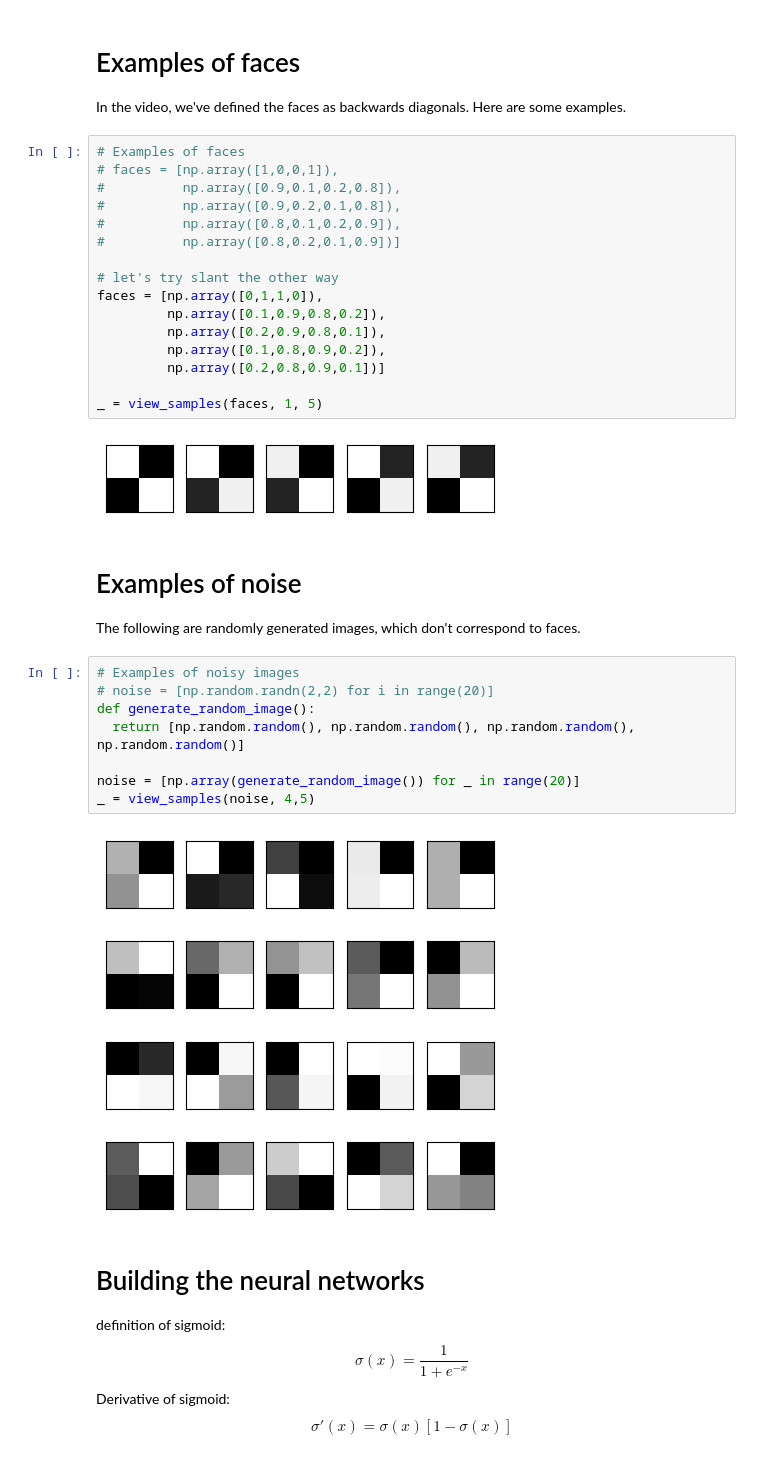
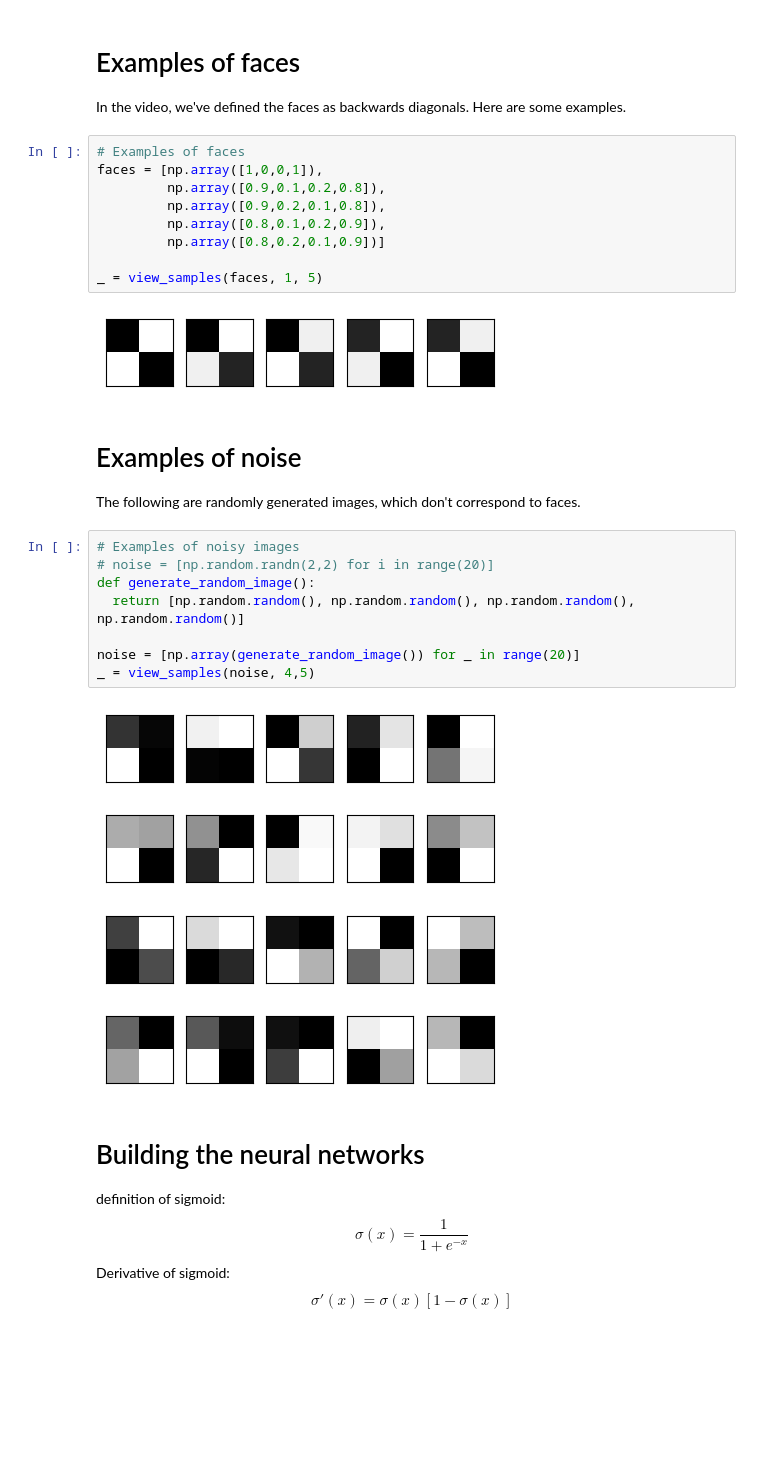
Before and after one commit to romenlaw/gan, a Jupyter notebook: GANs_in_Slanted_Land.ipynb, the cells around one changed output. Saved outputs shown, nothing was run; the diff lists cells and outputs as text; blank space fills up the shorter version.

```diff
--- a/GANs_in_Slanted_Land.ipynb
+++ b/GANs_in_Slanted_Land.ipynb
@@ -49,22 +49,15 @@ def view_samples(samples, m, n):
 In the video, we've defined the faces as backwards diagonals. Here are some examples.
 # %%
 # Examples of faces
-# faces = [np.array([1,0,0,1]),
-#          np.array([0.9,0.1,0.2,0.8]),
-#          np.array([0.9,0.2,0.1,0.8]),
-#          np.array([0.8,0.1,0.2,0.9]),
-#          np.array([0.8,0.2,0.1,0.9])]
-
-# let's try slant the other way
-faces = [np.array([0,1,1,0]),
-         np.array([0.1,0.9,0.8,0.2]),
-         np.array([0.2,0.9,0.8,0.1]),
-         np.array([0.1,0.8,0.9,0.2]),
-         np.array([0.2,0.8,0.9,0.1])]
+faces = [np.array([1,0,0,1]),
+         np.array([0.9,0.1,0.2,0.8]),
+         np.array([0.9,0.2,0.1,0.8]),
+         np.array([0.8,0.1,0.2,0.9]),
+         np.array([0.8,0.2,0.1,0.9])]
 
 _ = view_samples(faces, 1, 5)
 # %% [output]
-[figure, old version]
+[figure, new version]
 # %% [markdown]
 # Examples of noise
 The following are randomly generated images, which don't correspond to faces.
@@ -77,7 +70,7 @@ def generate_random_image():
 noise = [np.array(generate_random_image()) for _ in range(20)]
 _ = view_samples(noise, 4,5)
 # %% [output]
-[figure, old version]
+[figure, new version]
 # %% [markdown]
 # Building the neural networks
 
```
Also changed, not shown: parts of 11 cells of this notebook.
